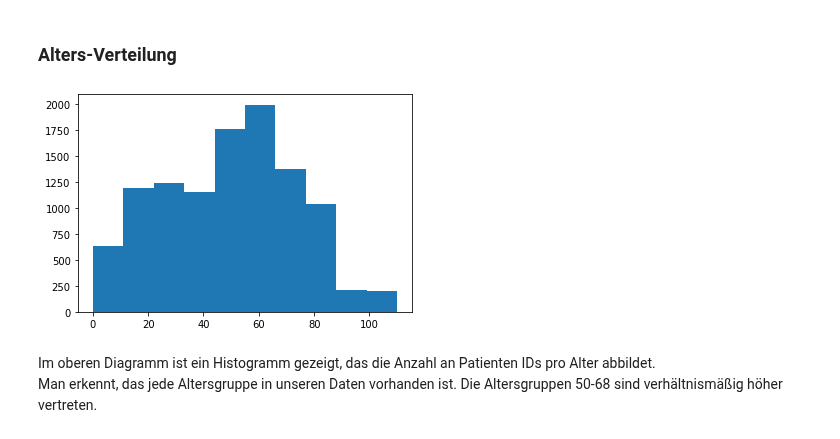
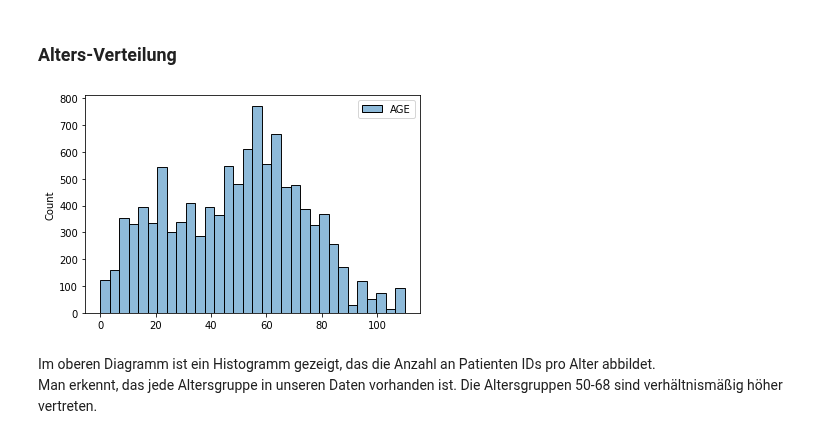
Before and after one commit to Fuenfgeld/DMA2022DataProjectC, a Jupyter notebook: src/analysis.ipynb, the cells around one changed output. Cells and saved outputs as stored; diff of their text form; code cells hidden in the pictures.

```diff
--- a/src/analysis.ipynb
+++ b/src/analysis.ipynb
@@ -121,10 +121,11 @@ Zur Veranschaulichung der Deskriptiven Analyse haben wir die Altersverteilung un
 ### Alters-Verteilung
 # %%
 df_age = pd.read_sql("SELECT age FROM fact_table join patientDimension on patient_id == ID",connection)
-plt.hist(df_age)
+sns.histplot(df_age)
 plt.savefig('../artefacts-for-release/age_distribution.png')
+plt.show()
 # %% [output]
-[figure, old version]
+[figure, new version]
 # %% [markdown]
 Im oberen Diagramm ist ein Histogramm gezeigt, das die Anzahl an Patienten IDs pro Alter abbildet.<br>
 Man erkennt, das jede Altersgruppe in unseren Daten vorhanden ist. Die Altersgruppen 50-68 sind verhältnismäßig höher vertreten.
```
Also changed, not shown: parts of 5 cells of this notebook.
